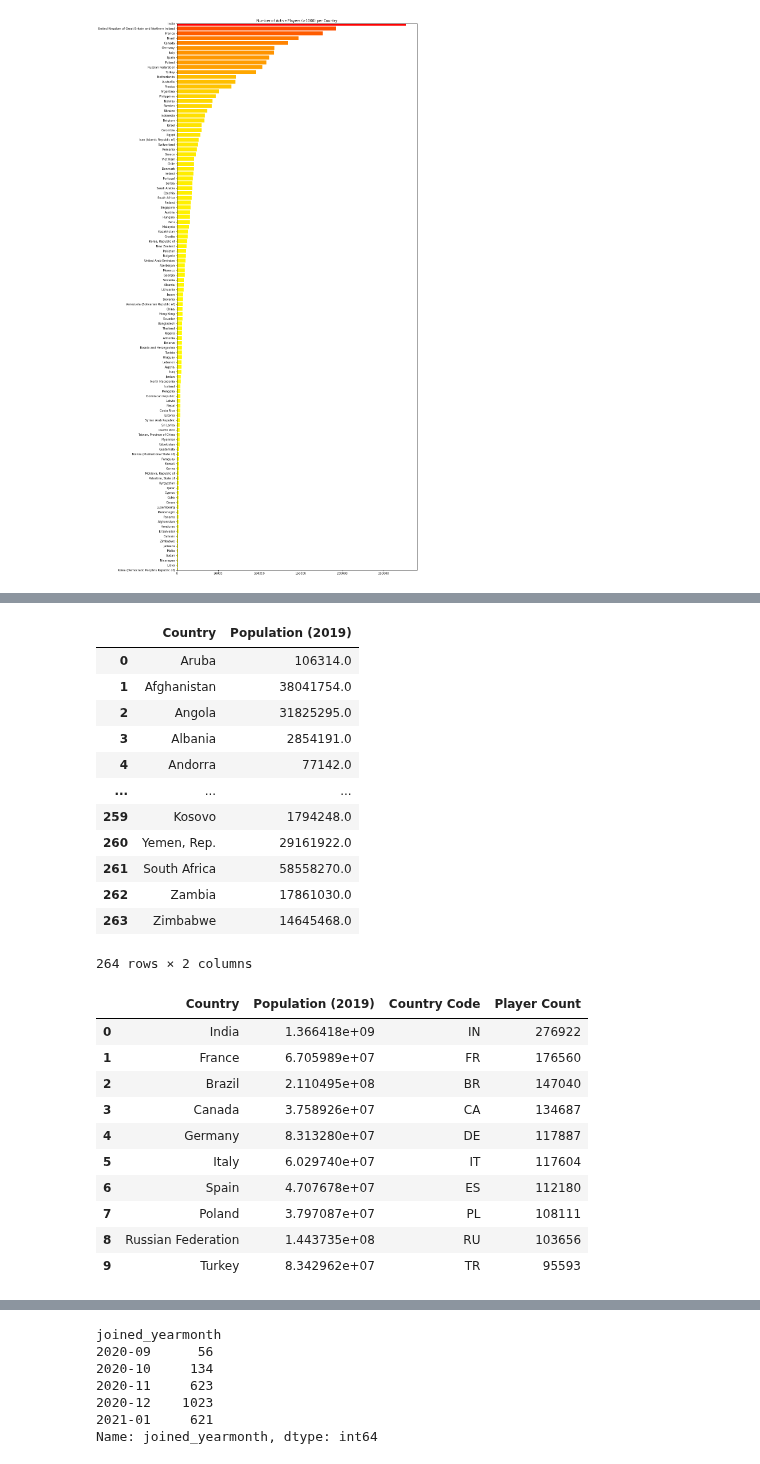
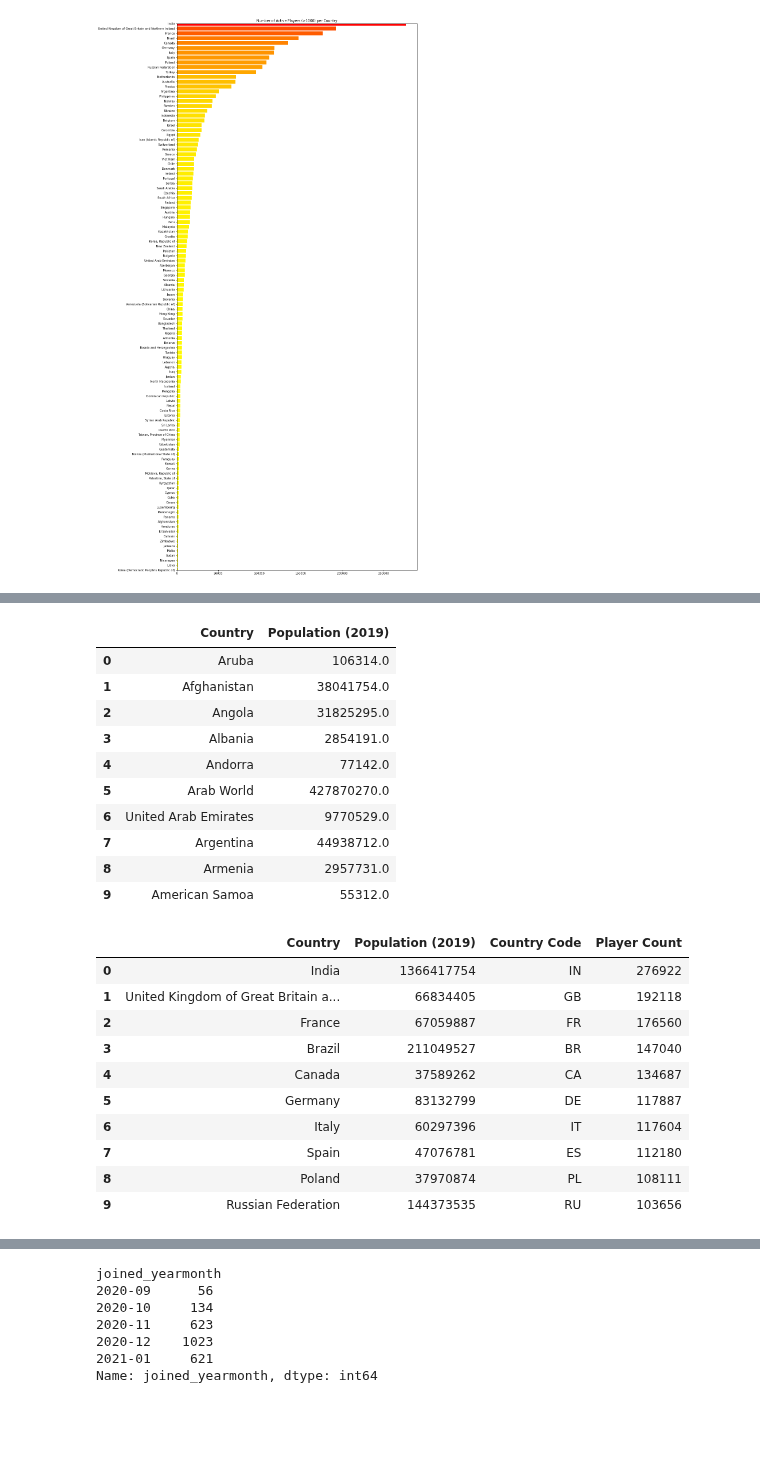
Before and after one commit to melissamonroe/who-plays-chess, a Jupyter notebook: ChessDetailsPy-Jenny.ipynb, the cells around one changed output, grey strips where cells are left out. Saved outputs shown, nothing was run; the diff lists cells and outputs as text; code cells hidden in the pictures; blank space fills up the shorter version.

Commit message:
adding population info

```diff
--- a/ChessDetailsPy-Jenny.ipynb
+++ b/ChessDetailsPy-Jenny.ipynb
@@ -115,9 +96,19 @@ population
 # %%
+#set country population csv file path & read csv
+file = os.path.join('resources/country_population_data.csv')
+population = pd.read_csv(file)
+population
+
 #Create data frame with countries and 2019 population
 current_pop = population["2019"]
 country = population["Country Name"]
-pop_df = pd.DataFrame({"Country": country, "Population (2019)": current_pop})
-pop_df
+pop_df = pd.DataFrame({"Country": country,
+                       "Population (2019)": current_pop})
+
+#Edit United Kingdom to match the country player count
+pop_df["Country"] = pop_df["Country"].str.replace("United Kingdom",
+                                                  "United Kingdom of Great Britain and Northern Ireland")
+pop_df.head(10)
 # %% [output]
 |  | Country | Population (2019) |
 | 0 | Aruba | 106314.0 |
@@ -125,27 +116,27 @@ pop_df
 | 2 | Angola | 31825295.0 |
 | 3 | Albania | 2854191.0 |
 | 4 | Andorra | 77142.0 |
-| ... | ... | ... |
-| 259 | Kosovo | 1794248.0 |
-| 260 | Yemen, Rep. | 29161922.0 |
-| 261 | South Africa | 58558270.0 |
-| 262 | Zambia | 17861030.0 |
-| 263 | Zimbabwe | 14645468.0 |
+| 5 | Arab World | 427870270.0 |
+| 6 | United Arab Emirates | 9770529.0 |
+| 7 | Argentina | 44938712.0 |
+| 8 | Armenia | 2957731.0 |
+| 9 | American Samoa | 55312.0 |
-264 rows × 2 columns
 # %%
-#pull countries in chessplayer count df to list
+#Merge country player count and country population data frames
 chess_countries_merge = pop_df.merge(count_sorted_cleaned, on='Country')
 chess_player_pop = chess_countries_merge.sort_values(by="Player Count", ascending=False).reset_index(drop=True)
+
+chess_player_pop["Population (2019)"] = chess_player_pop["Population (2019)"].astype(int)
 chess_player_pop.head(10)
 # %% [output]
 |  | Country | Population (2019) | Country Code | Player Count |
-| 0 | India | 1.366418e+09 | IN | 276922 |
-| 1 | France | 6.705989e+07 | FR | 176560 |
-| 2 | Brazil | 2.110495e+08 | BR | 147040 |
-| 3 | Canada | 3.758926e+07 | CA | 134687 |
-| 4 | Germany | 8.313280e+07 | DE | 117887 |
-| 5 | Italy | 6.029740e+07 | IT | 117604 |
-| 6 | Spain | 4.707678e+07 | ES | 112180 |
-| 7 | Poland | 3.797087e+07 | PL | 108111 |
-| 8 | Russian Federation | 1.443735e+08 | RU | 103656 |
-| 9 | Turkey | 8.342962e+07 | TR | 95593 |
+| 0 | India | 1366417754 | IN | 276922 |
+| 1 | United Kingdom of Great Britain a... | 66834405 | GB | 192118 |
+| 2 | France | 67059887 | FR | 176560 |
+| 3 | Brazil | 211049527 | BR | 147040 |
+| 4 | Canada | 37589262 | CA | 134687 |
+| 5 | Germany | 83132799 | DE | 117887 |
+| 6 | Italy | 60297396 | IT | 117604 |
+| 7 | Spain | 47076781 | ES | 112180 |
+| 8 | Poland | 37970874 | PL | 108111 |
+| 9 | Russian Federation | 144373535 | RU | 103656 |
```
Also changed, not shown: parts of 3 cells of this notebook.
